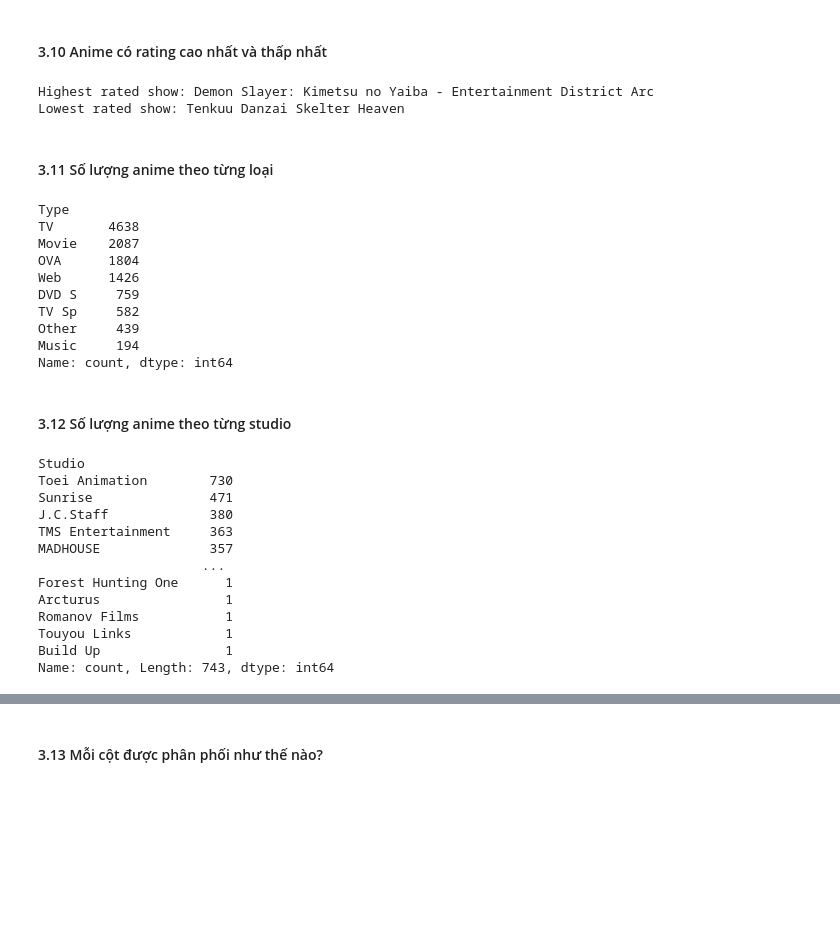
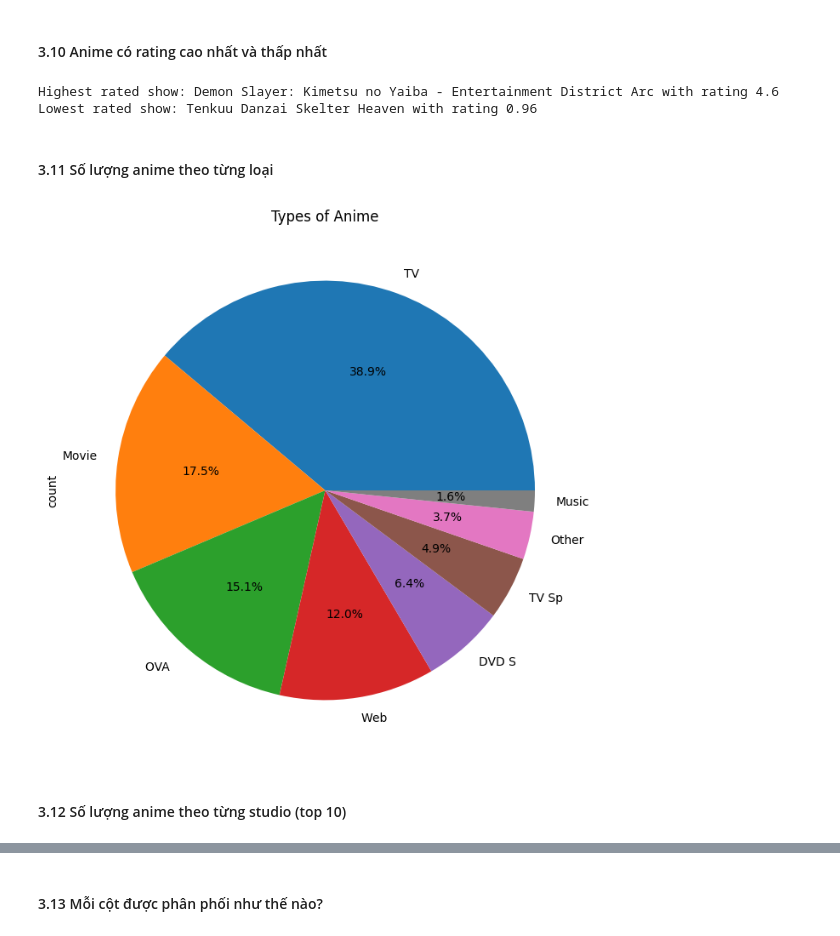
Before and after one commit to ttsoncs/p4ds, a Jupyter notebook: 20127617.ipynb, the cells around one changed output, grey strips where cells are left out. Drawn from its saved outputs; the diff is of its cells as text; code cells hidden in the pictures; blank space fills up the shorter version.

```diff
--- a/20127617.ipynb
+++ b/20127617.ipynb
@@ -85,7 +85,11 @@ Number of duplicates: 0
 - Voice_actor: Diễn viên lồng tiếng
 - Staff: Nhân viên
 # %%
-df = df[["Rank", "Name", "Type", "Studio", "Tags", "Rating", "Description", "Release_year"]]
+df = df[
+
+
+    ["Rank", "Name", "Type", "Studio", "Tags", "Rating", "Description", "Release_year"]
+]
 # %% [markdown]
 
 #### 3.5 Kiểu dữ liệu của từng cột là gì? Có cột nào có kiểu dữ liệu không phù hợp không?
@@ -175,41 +182,19 @@ Number of shows with rating below average: 5469
 # %%
 highest_rated = df[df["Rating"] == df["Rating"].max()]["Name"]
 lowest_rated = df[df["Rating"] == df["Rating"].min()]["Name"]
-print(f"Highest rated show: {highest_rated.values[0]}")
-print(f"Lowest rated show: {lowest_rated.values[0]}")
+print(f"Highest rated show: {highest_rated.values[0]} with rating {df['Rating'].max()}")
+print(f"Lowest rated show: {lowest_rated.values[0]} with rating {df['Rating'].min()}")
 # %% [output]
-Highest rated show: Demon Slayer: Kimetsu no Yaiba - Entertainment District Arc
-Lowest rated show: Tenkuu Danzai Skelter Heaven
+Highest rated show: Demon Slayer: Kimetsu no Yaiba - Entertainment District Arc with rating 4.6
+Lowest rated show: Tenkuu Danzai Skelter Heaven with rating 0.96
 # %% [markdown]
 #### 3.11 Số lượng anime theo từng loại
-# %%
-df["Type"].value_counts()
-# %% [output]
-Type
-TV       4638
-Movie    2087
-OVA      1804
-Web      1426
-DVD S     759
-TV Sp     582
-Other     439
-Music     194
-Name: count, dtype: int64
+# %%
+plt.figure(figsize=(8, 8))
+df["Type"].value_counts().plot.pie(autopct="%1.1f%%")
+plt.title("Types of Anime")
+plt.show()
+# %% [output]
+[figure, added]
 # %% [markdown]
-#### 3.12 Số lượng anime theo từng studio
+#### 3.12 Số lượng anime theo từng studio (top 10)
-# %%
-df["Studio"].value_counts()
-# %% [output]
-Studio
-Toei Animation        730
-Sunrise               471
-J.C.Staff             380
-TMS Entertainment     363
-MADHOUSE              357
-                     ...
-Forest Hunting One      1
-Arcturus                1
-Romanov Films           1
-Touyou Links            1
-Build Up                1
-Name: count, Length: 743, dtype: int64
```
Also changed, not shown: parts of 22 cells of this notebook.
